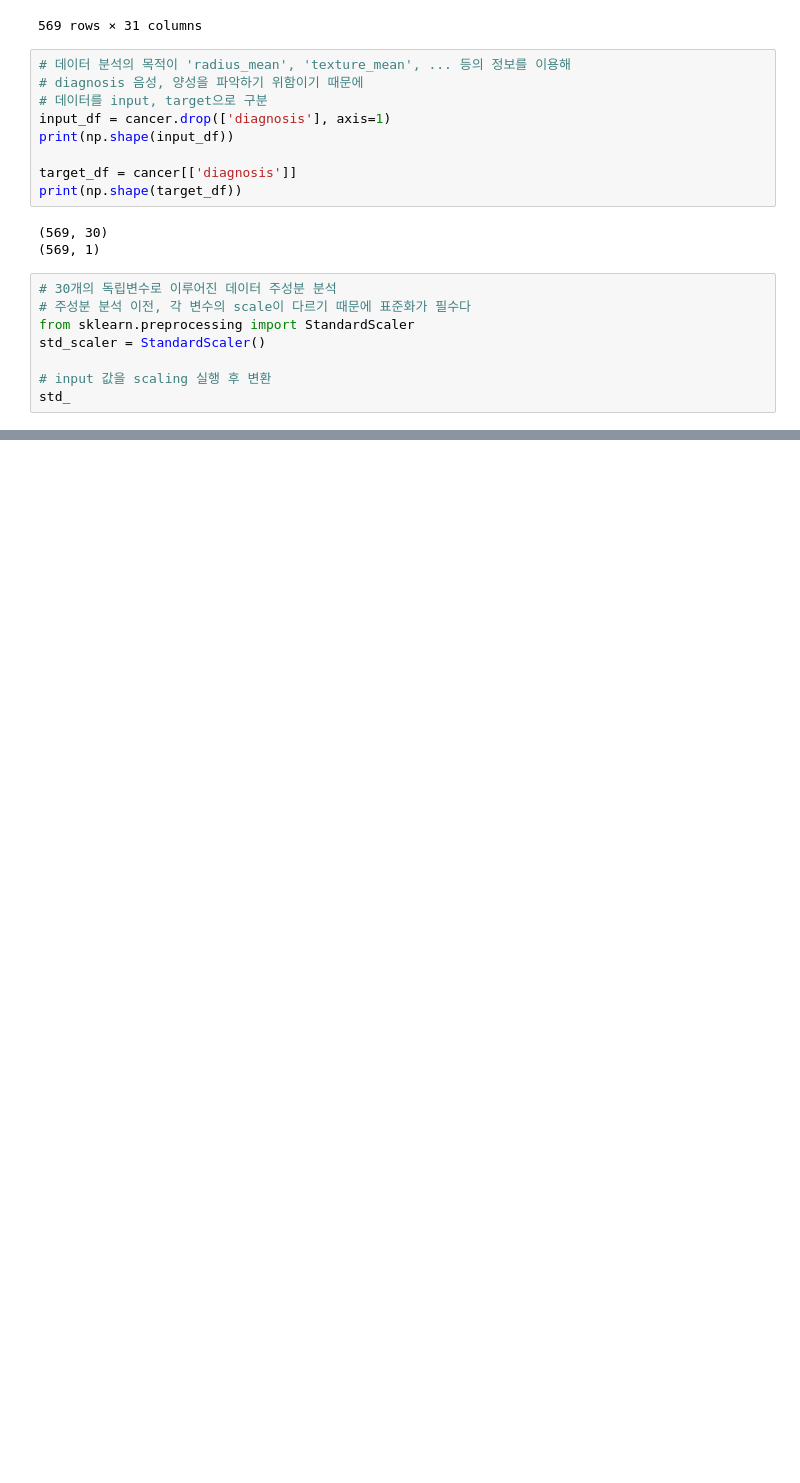
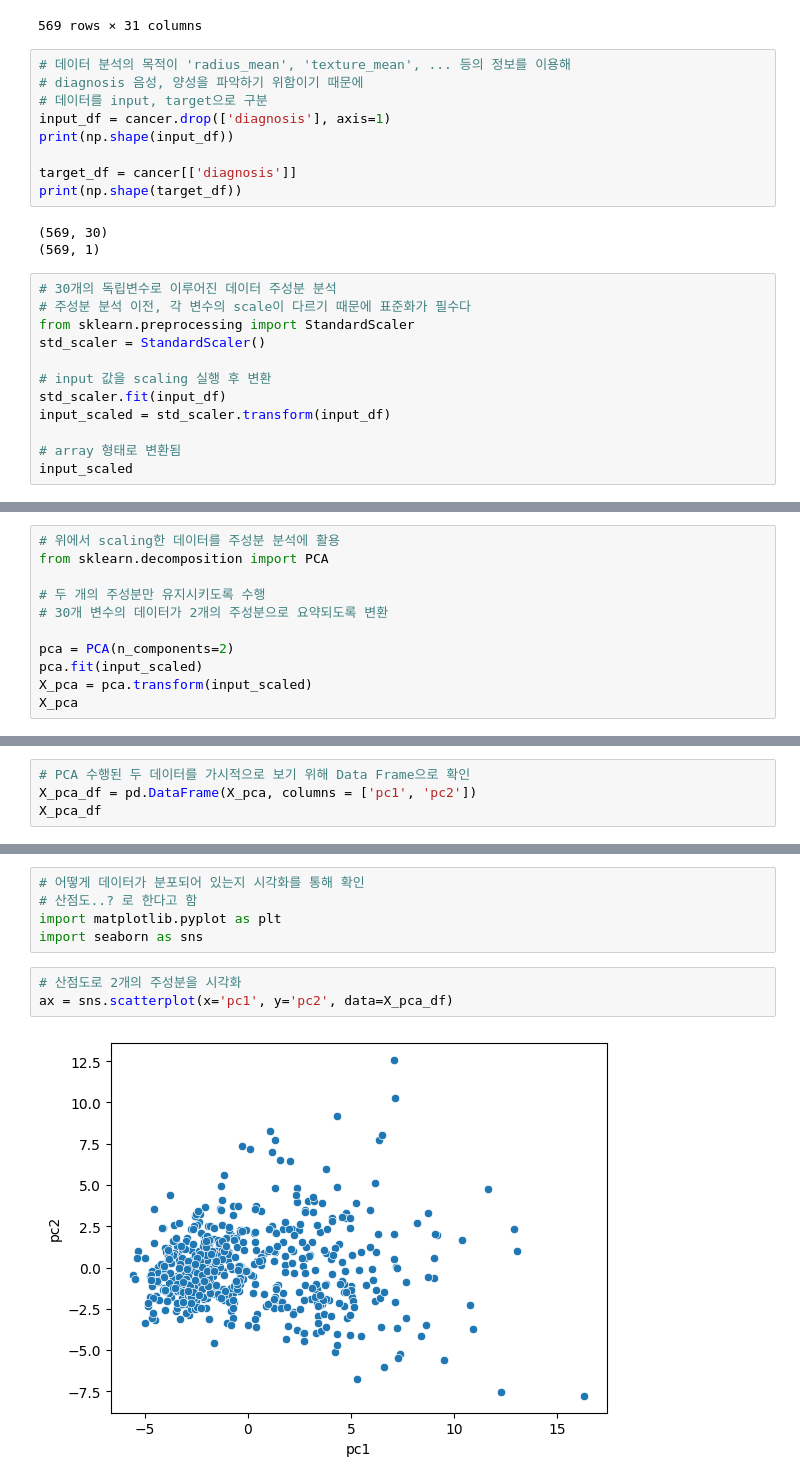
Before and after one commit to domo7304/KT_AIVLE_SCHOOL, a Jupyter notebook: 사전학습/2. 데이터 전처리 이해와 실무/4. 데이터 변환 – 특징 생성.ipynb, the cells around one changed output, grey strips where cells are left out. Saved outputs shown, nothing was run; the diff lists cells and outputs as text; blank space fills up the shorter version.

```diff
--- a/사전학습/2. 데이터 전처리 이해와 실무/4. 데이터 변환 – 특징 생성.ipynb
+++ b/사전학습/2. 데이터 전처리 이해와 실무/4. 데이터 변환 – 특징 생성.ipynb
@@ -214,4 +214,8 @@ from sklearn.preprocessing import StandardScaler
 std_scaler = StandardScaler()
 
 # input 값을 scaling 실행 후 변환
-std_
+std_scaler.fit(input_df)
+input_scaled = std_scaler.transform(input_df)
+
+# array 형태로 변환됨
+input_scaled
@@ -217,0 +236,11 @@ std_
+# %%
+# 위에서 scaling한 데이터를 주성분 분석에 활용
+from sklearn.decomposition import PCA
+
+# 두 개의 주성분만 유지시키도록 수행
+# 30개 변수의 데이터가 2개의 주성분으로 요약되도록 변환
+
+pca = PCA(n_components=2)
+pca.fit(input_scaled)
+X_pca = pca.transform(input_scaled)
+X_pca
@@ -217,0 +255,4 @@ std_
+# %%
+# PCA 수행된 두 데이터를 가시적으로 보기 위해 Data Frame으로 확인
+X_pca_df = pd.DataFrame(X_pca, columns = ['pc1', 'pc2'])
+X_pca_df
@@ -217,0 +273,10 @@ std_
+# %%
+# 어떻게 데이터가 분포되어 있는지 시각화를 통해 확인
+# 산점도..? 로 한다고 함
+import matplotlib.pyplot as plt
+import seaborn as sns
+# %%
+# 산점도로 2개의 주성분을 시각화
+ax = sns.scatterplot(x='pc1', y='pc2', data=X_pca_df)
+# %% [output]
+[figure, added]
```
Also changed, not shown: parts of 18 cells of this notebook.
